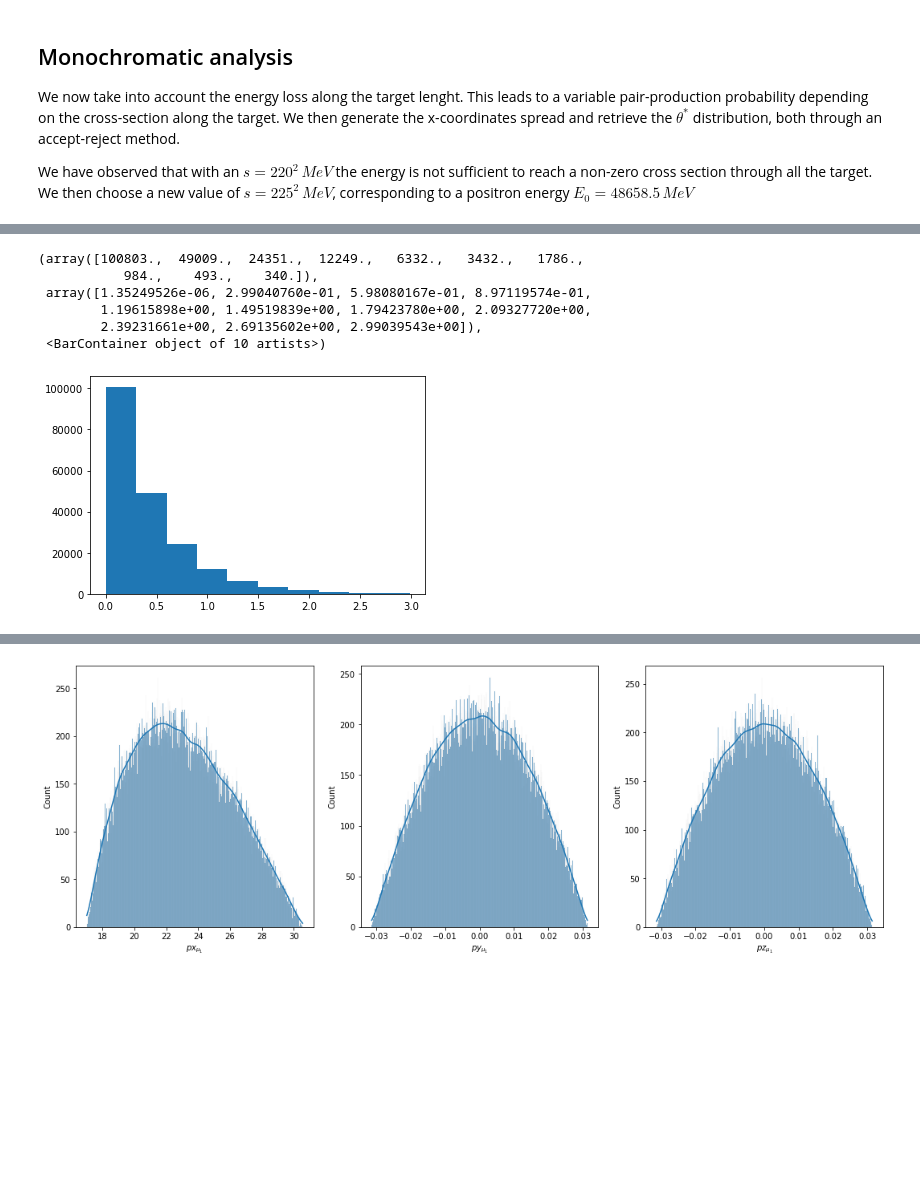
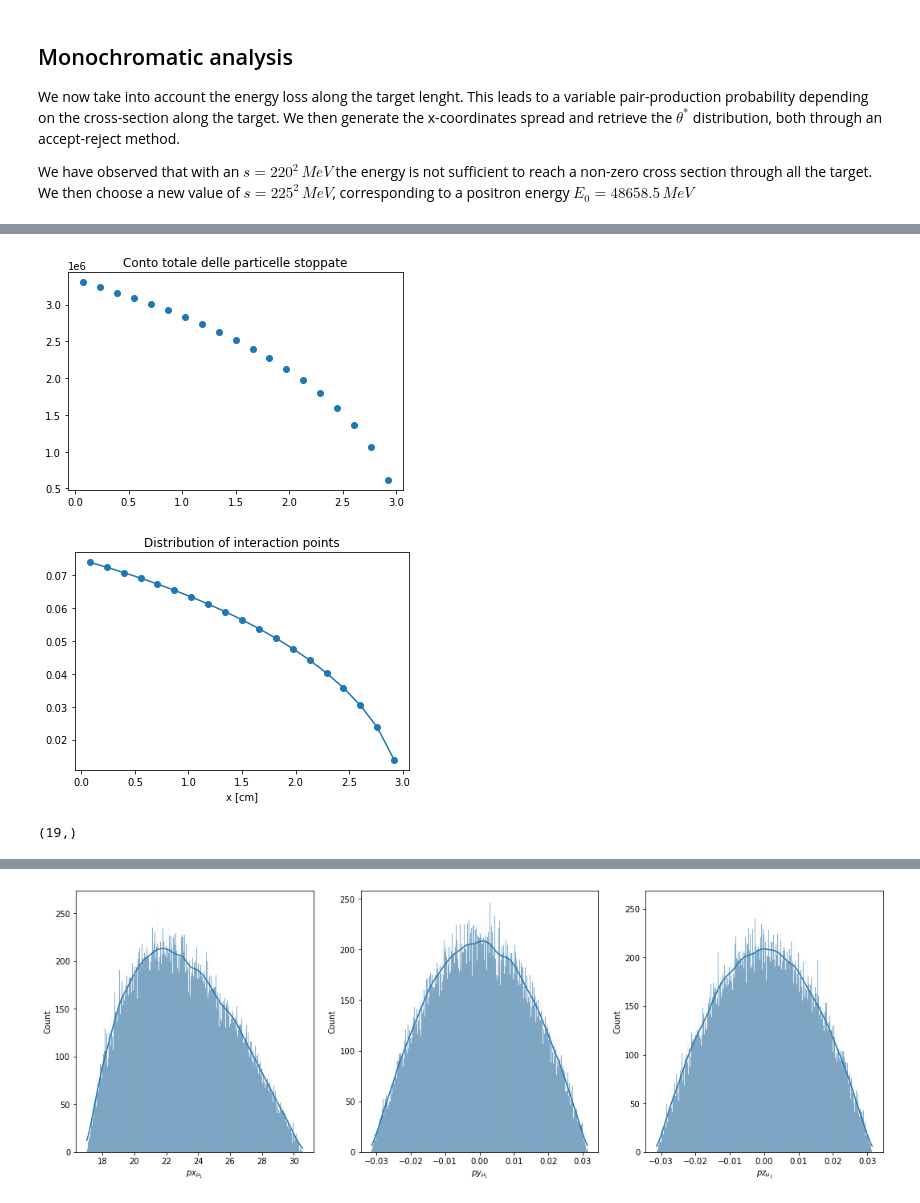
Before and after one commit to PhysicsOfData/LCP_projects_Y3, a Jupyter notebook: Project.ipynb, the cells around one changed output, grey strips where cells are left out. Saved outputs shown, nothing was run; the diff lists cells and outputs as text; code cells hidden in the pictures; blank space fills up the shorter version.

Commit message:
angles distribution nel lab

```diff
--- a/Project.ipynb
+++ b/Project.ipynb
@@ -552,17 +549,3 @@ energies_bremss = s_bremss(pts[check < sigma_bremss(pts,E_0)], E_0)
 
 #checking for threshold condition
 energies_bremss = energies_bremss[energies_bremss > 4 * m_muon**2]
-# %%
-n_steps = 10
-steps = np.linspace(0,x_max,n_steps)
-num_points = 2*10**5
-pepo = []
-energies_bremss = []
-for i in range(9):
-    pts = np.random.uniform( steps[i], steps[i+1], num_points) #uniform from 0 to x_max
-    check = np.random.uniform( sigma_bremss(steps[i+1], E_0), sigma_bremss(steps[i], E_0), num_points)
-    acc_reject = pts[check < sigma_bremss(pts,E_0)]
-    energies_bremss.append(s_bremss(acc_reject, E_0))
-    print(len(acc_reject))
-    num_points -= len(acc_reject)
-    pepo = np.concatenate((pepo, pts[check < sigma_bremss(pts,E_0)]))
@@ -579,17 +551,0 @@ for i in range(9):
-# %%
-# plt.hist(pts[check < sigma_bremss(pts,E_0)])
-# plt.hist(np.array(pepo).reshape(-1))
-# plt.show()
-pepo = np.asarray(pepo)
-pepo.ravel()
-plt.hist(pepo)
-
-#for i in pepo: print(i)
-# %% [output]
-(array([100803.,  49009.,  24351.,  12249.,   6332.,   3432.,   1786.,
-           984.,    493.,    340.]),
- array([1.35249526e-06, 2.99040760e-01, 5.98080167e-01, 8.97119574e-01,
-        1.19615898e+00, 1.49519839e+00, 1.79423780e+00, 2.09327720e+00,
-        2.39231661e+00, 2.69135602e+00, 2.99039543e+00]),
- <BarContainer object of 10 artists>)
-[figure, removed]
@@ -621,0 +552,45 @@ df = pd.DataFrame(events, columns = [
+# %%
+n_steps = 20
+cane = []
+steps = np.linspace(0,x_max,n_steps)
+for i in range(len(steps)-1):
+    cane.append((steps[i+1]+steps[i])/2)
+#print(cane)
+steps = cane #middle points for each slice
+#print(steps)
+num_points = 2*10**5
+pepo = []
+energies_bremss = []
+cost = x_max/n_steps* 1e-24 *38937 *rho_elec
+
+fmu = rho_elec * x_max/n_steps * sigma(230**2) * 1e-24 *38937  #prob of muon production
+
+n_i = 60*60*24*7*10**6
+n_imenouno = 60*60*24*7*10**6
+part_per_fetta = []
+for i in range(n_steps-1):
+#     print("sez d'urto", sigma_bremss(steps[i], E_0))
+#     print(steps[i])
+    n_i = n_i*(1-(rho_elec * x_max/n_steps * sigma_bremss(steps[i], E_0) * 1e-24 * 38937))
+    part_per_fetta.append((n_imenouno - n_i))
+    #print(n_i, n_imenouno, n_imenouno - n_i)
+    n_imenouno = n_i
+
+
+
+plt.scatter(steps,part_per_fetta)
+plt.title("Conto totale delle particelle stoppate")
+plt.show()
+part_per_fetta = np.asarray(part_per_fetta) #lessa
+plt.scatter(steps,part_per_fetta/part_per_fetta.sum())
+plt.title("Distribution of interaction points")
+plt.xlabel("x [cm]")
+func_pts_dbt = interp1d(steps,part_per_fetta/part_per_fetta.sum(), fill_value = "extrapolate")
+plt.plot(steps, func_pts_dbt(steps))
+plt.show()
+
+np.array(part_per_fetta).shape
+# %% [output]
+[figure, added]
+[figure, added]
+(19,)
```
Also changed, not shown: parts of 8 cells of this notebook.
